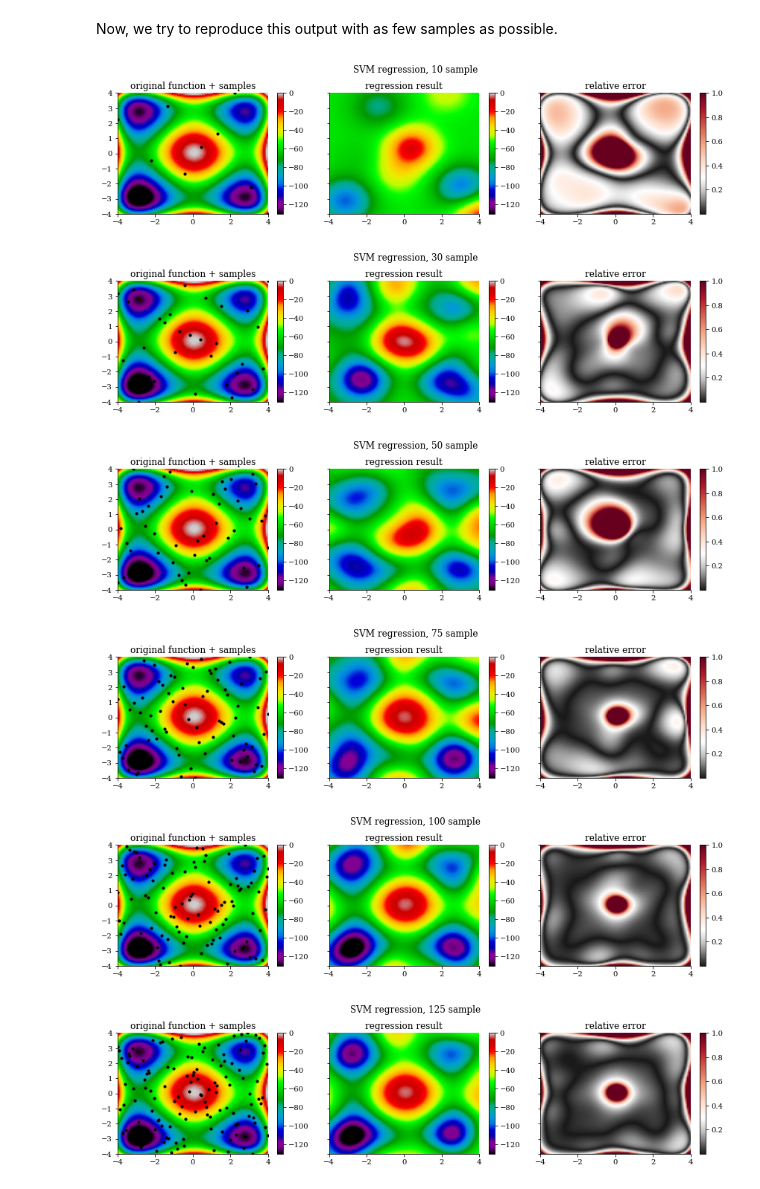
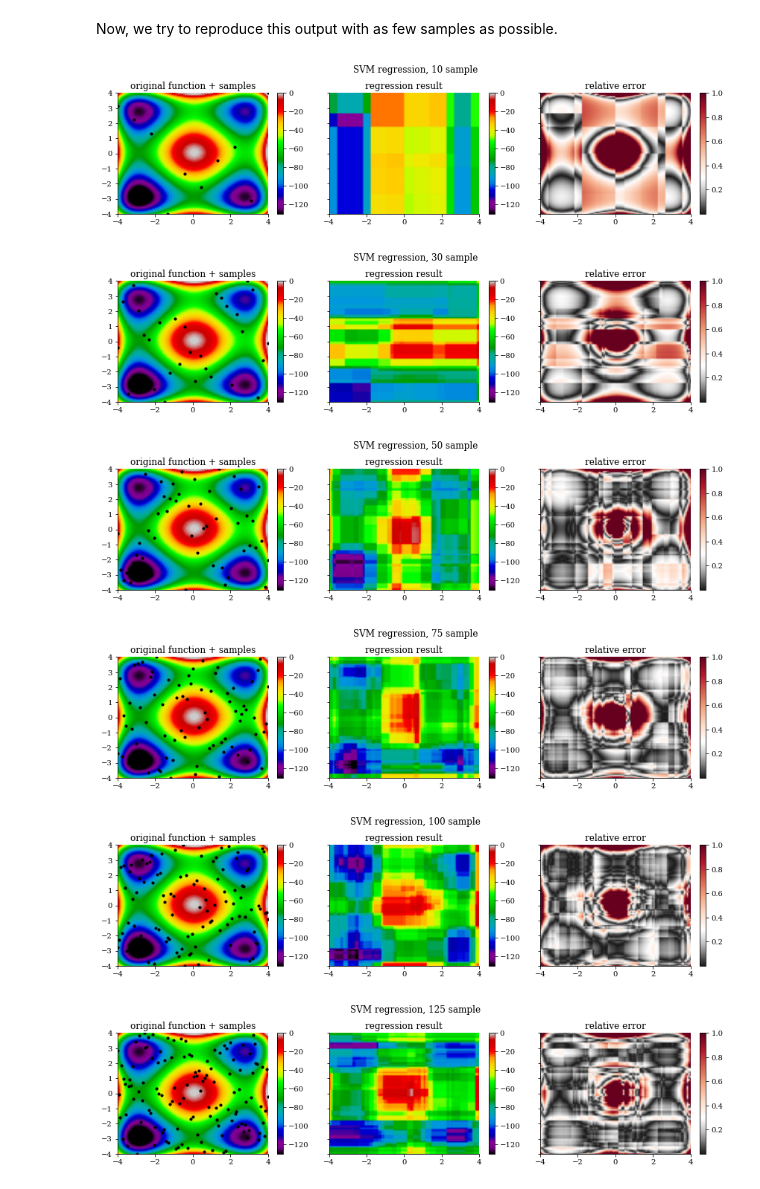
Before and after one commit to locie/locie_notebook, a Jupyter notebook: ml/mapping_function_SVM.ipynb, the cells around one changed output. Cells and saved outputs as stored; diff of their text form; code cells hidden in the pictures.

```diff
--- a/ml/mapping_function_SVM.ipynb
+++ b/ml/mapping_function_SVM.ipynb
@@ -85,40 +90,41 @@ for n_sample in [10, 30, 50, 75, 100, 125, 150, 500]:
     pl.ylim(-4, 4)
 
     # A Support Vector Regression is used to fit the simulation results
-    regressor = sksv.SVR()
+    #regressor = sksv.SVR()
+    regressor = ske.RandomForestRegressor(5, n_jobs=32)
     regressor.fit(X, Y)
 
     # We create a full grid
     xx, yy = np.meshgrid(x, y)
 
     # We predict the output of our simulation via the trained regressor :
     # in a real case, this is way faster than calling the model itself.
     YY = regressor.predict(np.vstack([xx.flatten(),
                                       yy.flatten()]).T).reshape(xx.shape)
 
     pl.sca(axs[1])
     pl.pcolormesh(xx, yy, std_scale.inverse_transform(YY),
                   cmap="nipy_spectral",
                   vmin=-130, vmax=0, shading="gouraud")
     pl.colorbar()
     pl.title("regression result")
 
     # We compute the relative error to have an idea of how the prediction behave
     pl.sca(axs[2])
     relerr = (np.abs(std_scale.inverse_transform(YY) -
                      non_linear_function(xx, yy)) /
               np.abs(non_linear_function(xx, yy) + 1))
     pl.pcolormesh(xx, yy, relerr,
                   cmap="RdGy_r", norm=MidpointNormalize(1E-3, 1, .3),
                   shading="gouraud")
     pl.colorbar()
     pl.title("relative error")
     pl.suptitle("SVM regression, %i sample" % n_sample, y=1.05)
     pl.tight_layout()
 # %% [output]
-[figure, old version]
+[figure, new version]
-[figure, old version]
+[figure, new version]
-[figure, old version]
+[figure, new version]
-[figure, old version]
+[figure, new version]
-[figure, old version]
+[figure, new version]
-[figure, old version]
+[figure, new version]
```
Also changed, not shown: parts of 3 cells of this notebook, 7 other files.
